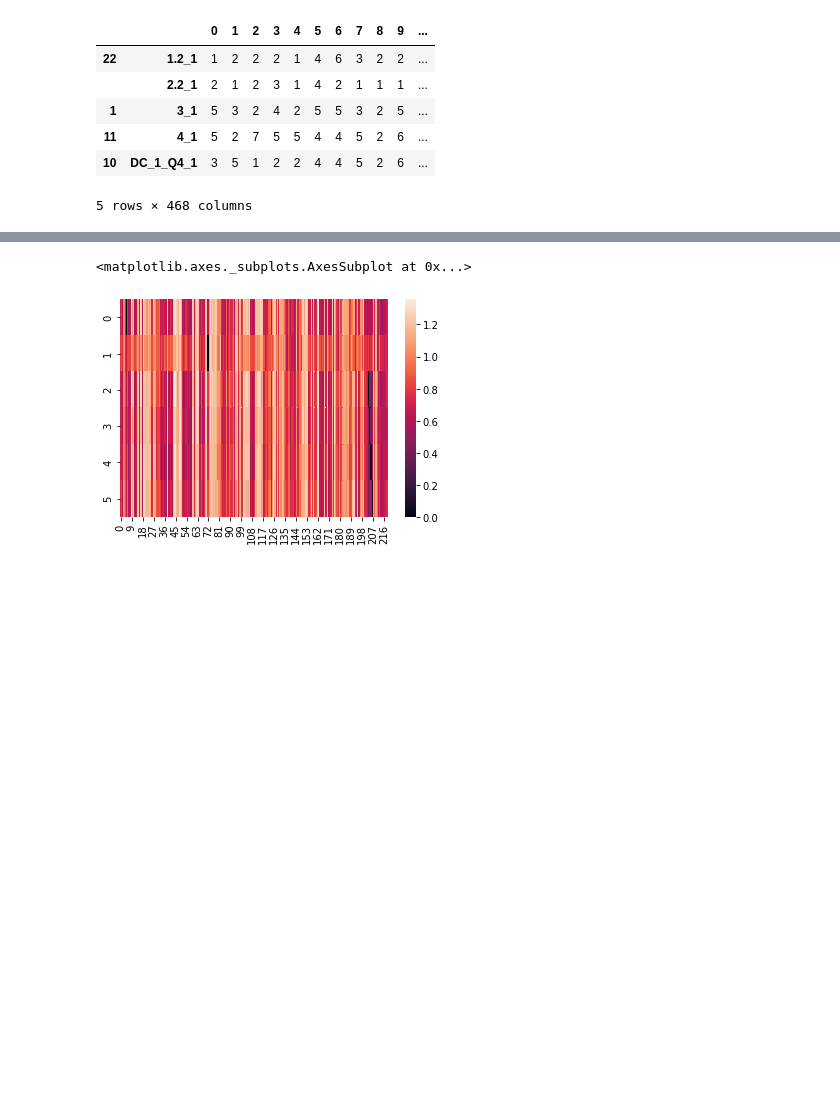
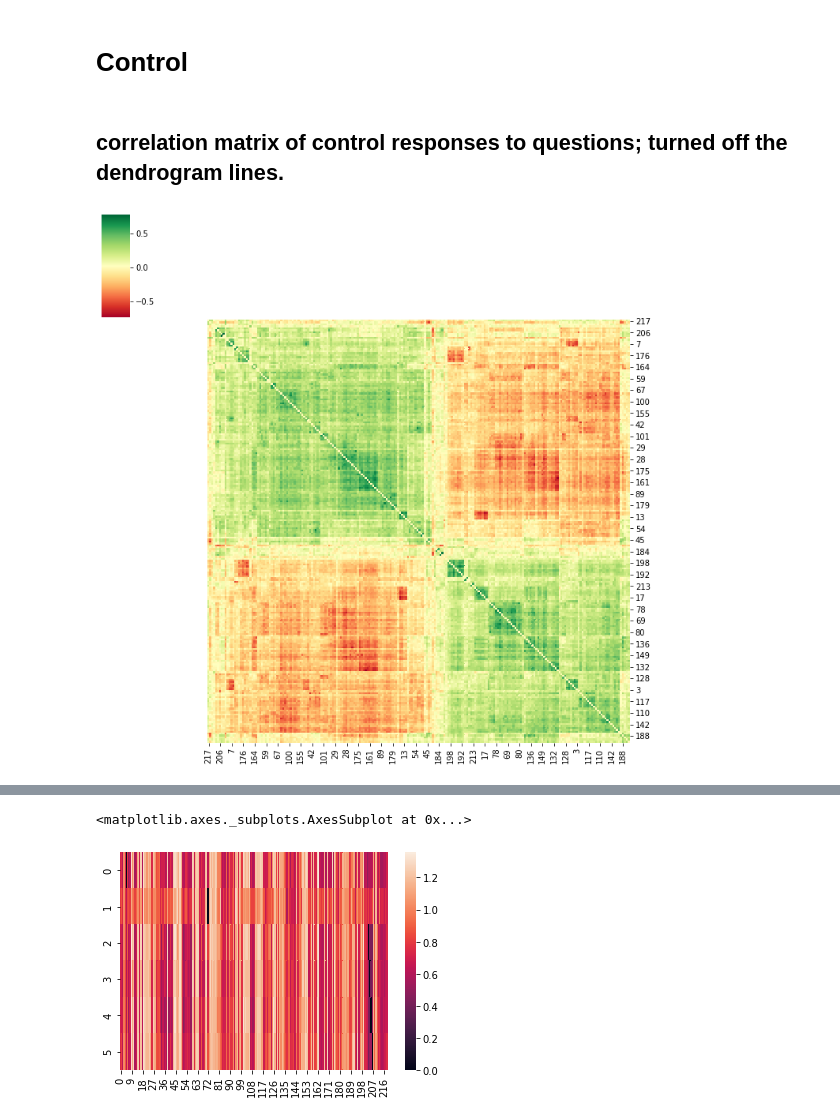
Before and after one commit to ericabusch/RDM_resources, a Jupyter notebook: RDMs.ipynb, the cells around one changed output, grey strips where cells are left out. Saved outputs shown, nothing was run; the diff lists cells and outputs as text; code cells hidden in the pictures; blank space fills up the shorter version.

```diff
--- a/RDMs.ipynb
+++ b/RDMs.ipynb
@@ -39,12 +15,12 @@ questions = raw_responses.columns
-# %%
-rdm_results = []
-raw_df = raw_responses.T.set_index(zip(labels[num],questions))
-raw_df.head() # features need to be on the Y axis for using pdist
-# %% [output]
-|  |  | 0 | 1 | 2 | 3 | 4 | 5 | 6 | 7 | 8 | 9 | ... |
-| 22 | 1.2_1 | 1 | 2 | 2 | 2 | 1 | 4 | 6 | 3 | 2 | 2 | ... |
-|  | 2.2_1 | 2 | 1 | 2 | 3 | 1 | 4 | 2 | 1 | 1 | 1 | ... |
-| 1 | 3_1 | 5 | 3 | 2 | 4 | 2 | 5 | 5 | 3 | 2 | 5 | ... |
-| 11 | 4_1 | 5 | 2 | 7 | 5 | 5 | 4 | 4 | 5 | 2 | 6 | ... |
-| 10 | DC_1_Q4_1 | 3 | 5 | 1 | 2 | 2 | 4 | 4 | 5 | 2 | 6 | ... |
-5 rows × 468 columns
+# %% [markdown]
+# Control
+# %% [markdown]
+## correlation matrix of control responses to questions; turned off the dendrogram lines.
+# %%
+# this is a correlation matrix of all of your questions & control responses
+b = squareform(1-pdist(control.T,'correlation'))
+cg = sns.clustermap(b,cmap='RdYlGn',metric='correlation')
+cg.ax_row_dendrogram.set_visible(False)
+cg.ax_col_dendrogram.set_visible(False)
+# %% [output]
+[figure, added]
```
Also changed, not shown: parts of 17 cells of this notebook.
